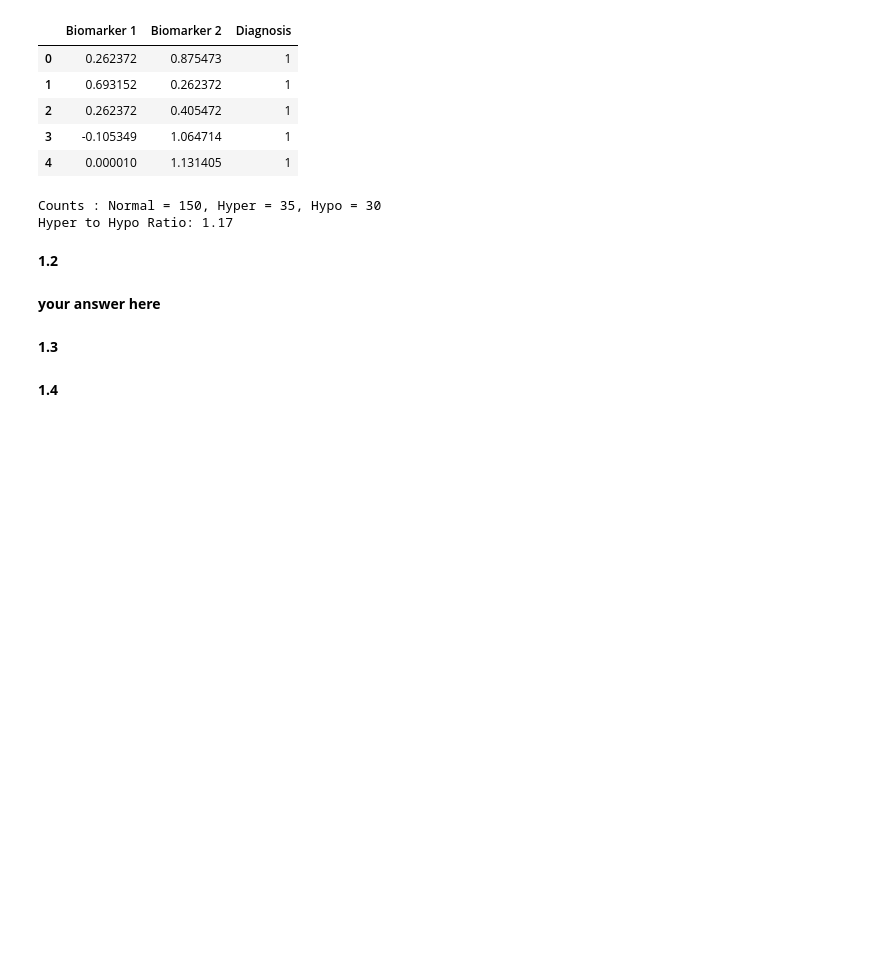
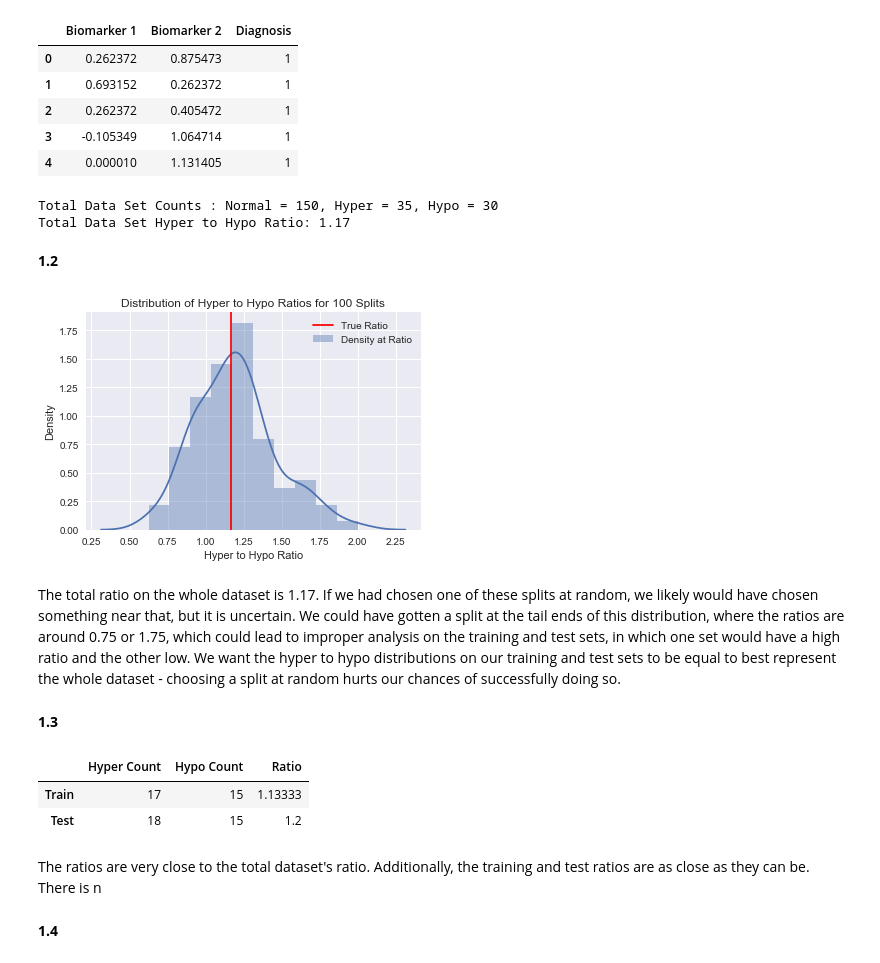
Before and after one commit to tmaounis/cs109a_hw7, a Jupyter notebook: cs109a_hw7.ipynb, the cells around one changed output. Drawn from its saved outputs; the diff is of its cells as text; code cells hidden in the pictures; blank space fills up the shorter version.

```diff
--- a/cs109a_hw7.ipynb
+++ b/cs109a_hw7.ipynb
@@ -104,10 +104,12 @@ df_thyroid.head()
 count_normal = len(df_thyroid[df_thyroid['Diagnosis']==1])
 count_hyper = len(df_thyroid[df_thyroid['Diagnosis']==2])
 count_hypo = len(df_thyroid[df_thyroid['Diagnosis']==3])
-print("Counts : Normal = %i"%count_normal + ", Hyper = %i"%count_hyper + ", Hypo = %i"%count_hypo)
-print("Hyper to Hypo Ratio: %.2f"%(count_hyper/count_hypo))
+print("Total Data Set Counts : Normal = %i"%count_normal +
+      ", Hyper = %i"%count_hyper + ", Hypo = %i"%count_hypo)
+total_ratio = count_hyper/count_hypo
+print("Total Data Set Hyper to Hypo Ratio: %.2f"%(count_hyper/count_hypo))
 # %% [output]
-Counts : Normal = 150, Hyper = 35, Hypo = 30
-Hyper to Hypo Ratio: 1.17
+Total Data Set Counts : Normal = 150, Hyper = 35, Hypo = 30
+Total Data Set Hyper to Hypo Ratio: 1.17
 # %% [markdown]
 **1.2**
@@ -116,5 +116,23 @@ Hyper to Hypo Ratio: 1.17
-# %% [markdown]
-**your answer here**
+# %%
+def plot_random_splits(df, true_ratio, count):
+    ratios = []
+    for i in range(count):
+        df_train, df_test = train_test_split(df, test_size = 0.5, random_state=i)
+        train_hyper = len(df_train[df_train['Diagnosis']==2])
+        train_hypo = len(df_train[df_train['Diagnosis']==3])
+        ratios.append(train_hyper/train_hypo)
+    sns.distplot(ratios, label="Density at Ratio")
+    plt.title("Distribution of Hyper to Hypo Ratios for %i"%count + " Splits")
+    plt.xlabel("Hyper to Hypo Ratio")
+    plt.ylabel("Density")
+    plt.axvline(x=true_ratio, color="r", label = "True Ratio")
+    plt.legend()
+# %%
+plot_random_splits(df_thyroid, total_ratio, 100)
+# %% [output]
+[figure, added]
+# %% [markdown]
+The total ratio on the whole dataset is 1.17. If we had chosen one of these splits at random, we likely would have chosen something near that, but it is uncertain. We could have gotten a split at the tail ends of this distribution, where the ratios are around 0.75 or 1.75, which could lead to improper analysis on the training and test sets, in which one set would have a high ratio and the other low. We want the hyper to hypo distributions on our training and test sets to be equal to best represent the whole dataset - choosing a split at random hurts our chances of successfully doing so.
 # %% [markdown]
 **1.3**
 # %%
@@ -126,3 +140,23 @@ data_train, data_test = train_test_split(df, test_size=.5, stratify=df.Diagnosis
+# %%
+train_hyper = len(data_train[data_train['Diagnosis']==2])
+train_hypo = len(data_train[data_train['Diagnosis']==3])
+test_hyper = len(data_test[data_test['Diagnosis']==2])
+test_hypo = len(data_test[data_test['Diagnosis']==3])
+
+hyper_hypo = pd.DataFrame(columns=["Hyper Count", "Hypo Count", "Ratio"],index=["Train", "Test"])
+hyper_hypo.loc["Train"]["Hyper Count"] = train_hyper
+hyper_hypo.loc["Test"]["Hyper Count"] = test_hyper
+hyper_hypo.loc["Train"]["Hypo Count"] = train_hypo
+hyper_hypo.loc["Test"]["Hypo Count"] = test_hypo
+hyper_hypo.loc["Train"]["Ratio"] = train_hyper/train_hypo
+hyper_hypo.loc["Test"]["Ratio"] = test_hyper/test_hypo
+hyper_hypo
+# %% [output]
+|  | Hyper Count | Hypo Count | Ratio |
+| Train | 17 | 15 | 1.13333 |
+| Test | 18 | 15 | 1.2 |
+# %% [markdown]
+The ratios are very close to the total dataset's ratio. Additionally, the training and test ratios are as close as they can be. There is n
 # %% [markdown]
 **1.4**
 # %%
```
Also changed, not shown: parts of 4 cells of this notebook.
